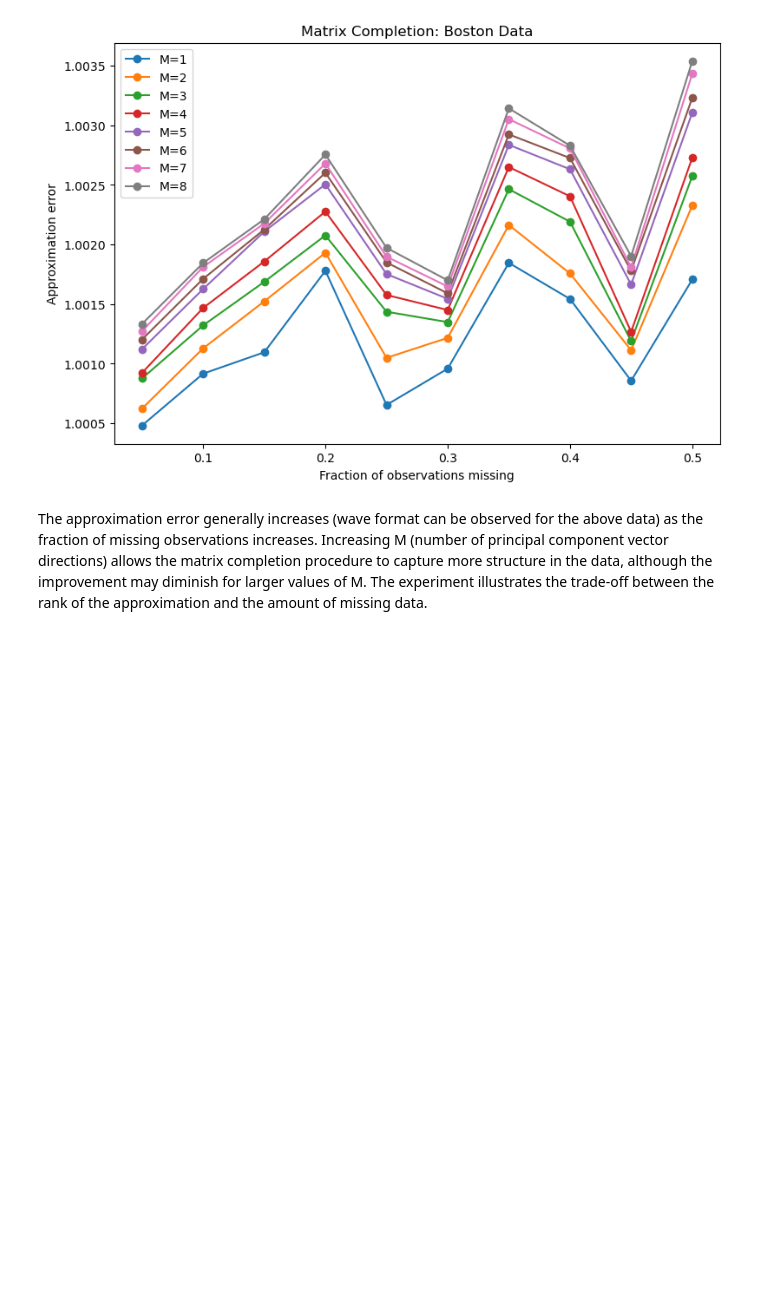
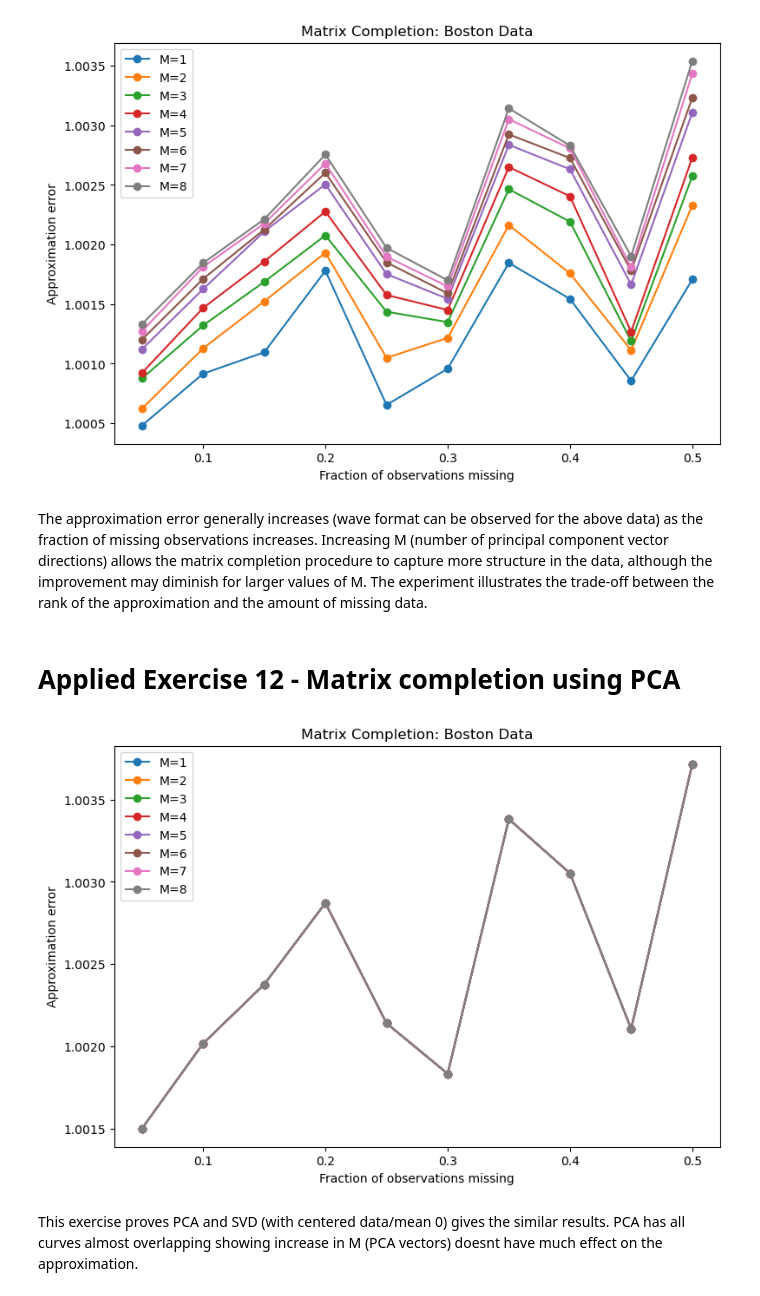
Before and after one commit to sumukha-r/isl-python-solutions, a Jupyter notebook: Chapter12-Unsupervised-Learning/Chapter12-Unsupervised-Learning.ipynb, the cells around one changed output. Cells and saved outputs as stored; diff of their text form; code cells hidden in the pictures; blank space fills up the shorter version.

Commit message:
Applied Exercise 12 Chapter 12

```diff
--- a/Chapter12-Unsupervised-Learning/Chapter12-Unsupervised-Learning.ipynb
+++ b/Chapter12-Unsupervised-Learning/Chapter12-Unsupervised-Learning.ipynb
@@ -362,3 +361,83 @@ plt.show()
 [figure]
 # %% [markdown]
 The approximation error generally increases (wave format can be observed for the above data) as the fraction of missing observations increases. Increasing M (number of principal component vector directions) allows the matrix completion procedure to capture more structure in the data, although the improvement may diminish for larger values of M. The experiment illustrates the trade-off between the rank of the approximation and the amount of missing data.
+# %% [markdown]
+# Applied Exercise 12 - Matrix completion using PCA
+# %%
+# Algorithm as given in the textbook ISL (using PCA)
+import numpy as np
+import matplotlib.pyplot as plt
+from ISLP import load_data
+from sklearn.preprocessing import StandardScaler
+from sklearn.decomposition import PCA
+
+# Algorithm as given in the textbook ISL (using PCA instead of SVD)
+def matrix_completion_pca(X, M, max_iter=100, tol=1e-5, verbose=False):
+    X = np.asarray(X, dtype=float)
+    missing = np.isnan(X)
+    X_hat = X.copy()
+
+    # Initialize missing values with column means
+    col_means = np.nanmean(X_hat, axis=0)
+    X_hat[missing] = np.take(col_means, np.where(missing)[1])
+
+    errors = []
+    for iteration in range(1, max_iter + 1):
+        # Rank-M PCA approximation
+        pca = PCA(n_components=M)
+        X_lowrank = pca.inverse_transform(pca.fit_transform(X_hat))
+
+        # Relative change on observed entries
+        error = np.linalg.norm((X_lowrank - X_hat)[~missing]) / np.linalg.norm(X_hat[~missing])
+        errors.append(error)
+
+        X_hat[missing] = X_lowrank[missing]
+        if verbose:
+            print(f"Iteration {iteration}: relative error = {error:.6f}")
+        if error < tol:
+            break
+
+    return X_hat, errors
+
+Boston = load_data("Boston")
+X = StandardScaler().fit_transform(Boston)
+
+fractions = np.arange(0.05, 0.51, 0.05)
+M_values = range(1, 9)
+n_reps = 10
+results = np.zeros((len(fractions), len(M_values)))
+np.random.seed(1)
+
+for f_idx, frac in enumerate(fractions):
+    n_missing = int(frac * X.shape[0])
+
+    for rep in range(n_reps):
+        # Nested missing observations
+        missing_rows = np.random.choice(X.shape[0], n_missing, replace=False)
+
+        X_missing = X.copy()
+        X_missing[missing_rows, :] = np.nan
+
+        for m_idx, M in enumerate(M_values):
+            X_completed, _ = matrix_completion_pca(X_missing, M)
+
+            # Approximation error on the missing observations
+            error = np.linalg.norm(X_completed[missing_rows] - X[missing_rows]) / np.linalg.norm(X[missing_rows])
+            results[f_idx, m_idx] += error
+
+results /= n_reps
+
+# Approximation error
+plt.figure(figsize=(9, 6))
+for m_idx, M in enumerate(M_values):
+    plt.plot(fractions, results[:, m_idx], marker="o", label=f"M={M}")
+
+plt.xlabel("Fraction of observations missing")
+plt.ylabel("Approximation error")
+plt.title("Matrix Completion: Boston Data")
+plt.legend()
+plt.show()
+# %% [output]
+[figure, added]
+# %% [markdown]
+This exercise proves PCA and SVD (with centered data/mean 0) gives the similar results. PCA has all curves almost overlapping showing increase in M (PCA vectors) doesnt have much effect on the approximation.
```
Also changed, not shown: parts of 2 cells of this notebook, 1 other file.
